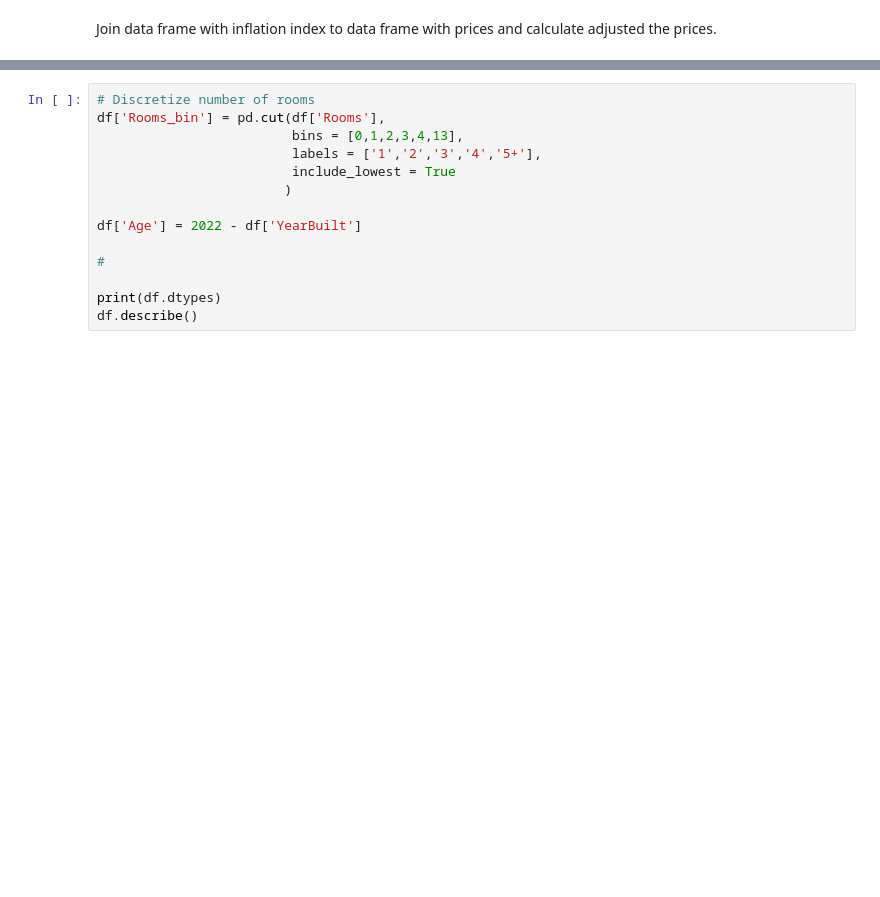
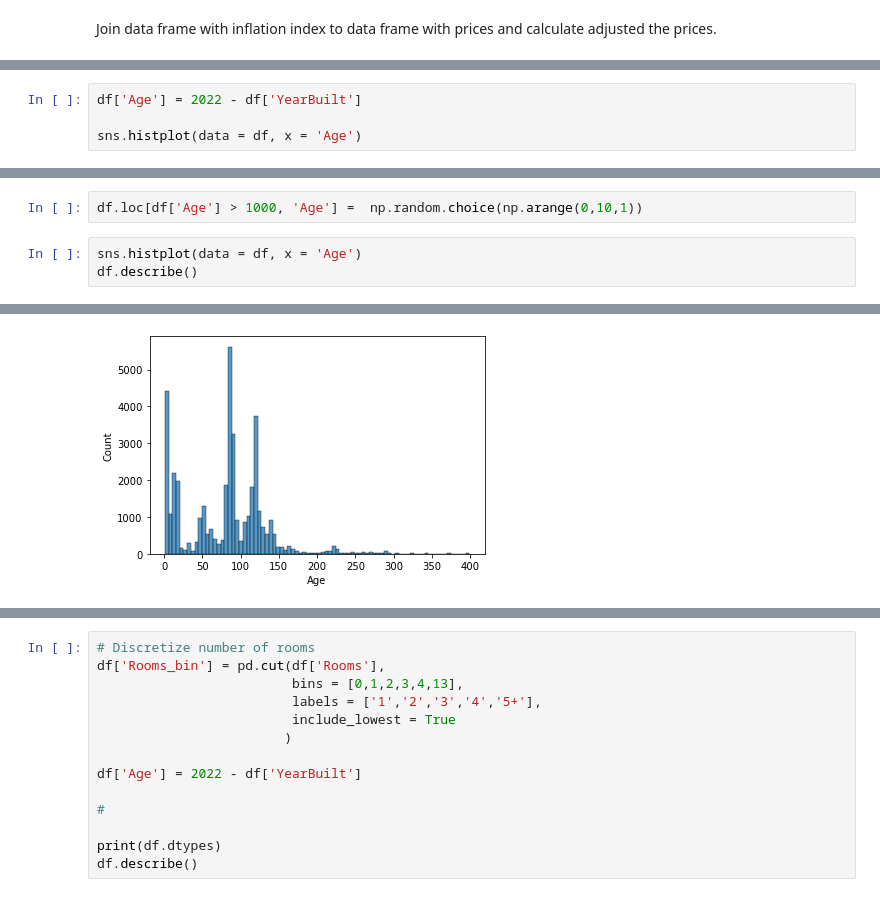
Before and after one commit to MartinJHallberg/BoligaData, a Jupyter notebook: BoligaAnalysis.ipynb, the cells around one changed output, grey strips where cells are left out. Saved outputs shown, nothing was run; the diff lists cells and outputs as text; blank space fills up the shorter version.

```diff
--- a/BoligaAnalysis.ipynb
+++ b/BoligaAnalysis.ipynb
@@ -220,0 +215,4 @@ df[['Rooms', 'Price', 'Size']].groupby('Rooms').describe()
+# %%
+df['Age'] = 2022 - df['YearBuilt']
+
+sns.histplot(data = df, x = 'Age')
@@ -220,0 +242,6 @@ df[['Rooms', 'Price', 'Size']].groupby('Rooms').describe()
+# %%
+df.loc[df['Age'] > 1000, 'Age'] =  np.random.choice(np.arange(0,10,1))
+# %%
+sns.histplot(data = df, x = 'Age')
+df.describe()
+# %% [output]
@@ -220,0 +257 @@ df[['Rooms', 'Price', 'Size']].groupby('Rooms').describe()
+[figure, added]
```
Also changed, not shown: parts of 45 cells of this notebook, 1 other file.
